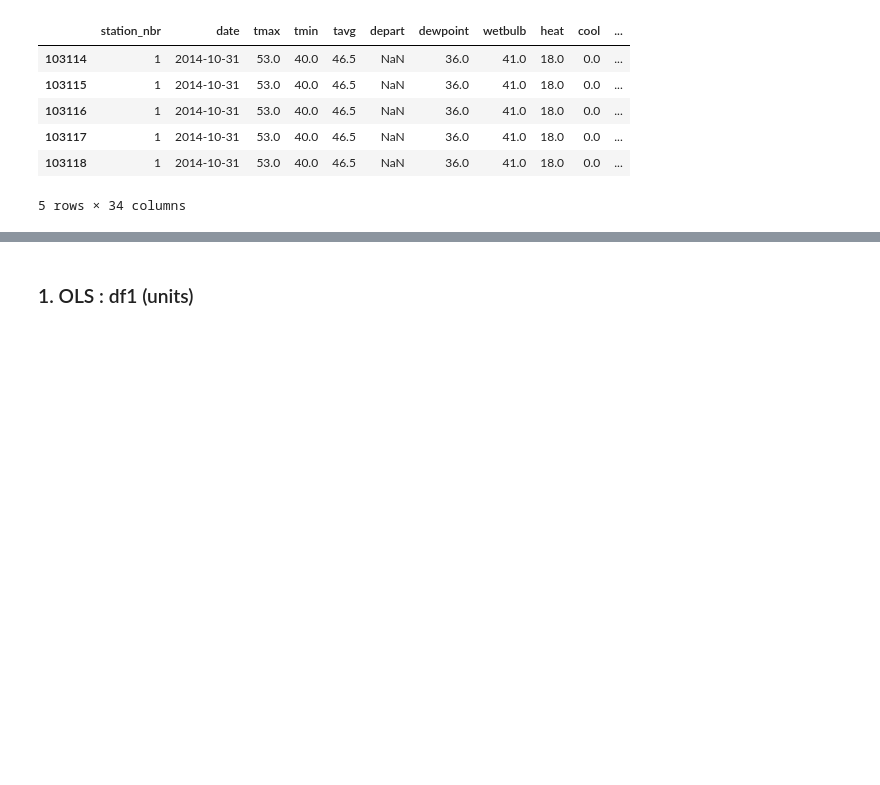
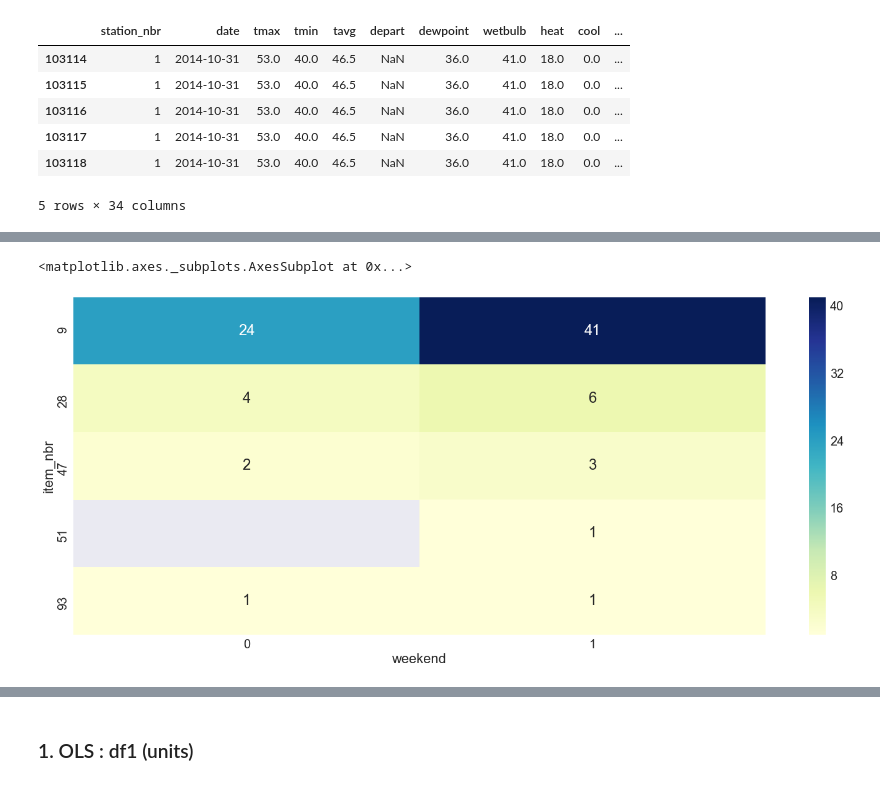
Before and after one commit to Junhojuno/Walmart-sales-in-stormy-weather, a Jupyter notebook: weather2_code/station1.ipynb, the cells around one changed output, grey strips where cells are left out. Saved outputs shown, nothing was run; the diff lists cells and outputs as text; code cells hidden in the pictures; blank space fills up the shorter version.

```diff
--- a/weather2_code/station1.ipynb
+++ b/weather2_code/station1.ipynb
@@ -93,3 +93,7 @@ station.tail()
 # %%
 df1 = pd.concat([station,target1], axis=1)
 df2 = pd.concat([station,target2], axis=1)
+# %%
+df1_piv = df1.pivot_table(values = 'units', index = ['item_nbr'], columns=['weekend']).astype(int)
+df1_piv = df1_piv.replace(0,np.nan).dropna(how='all')
+df1_piv
@@ -95,0 +108,7 @@ df2 = pd.concat([station,target2], axis=1)
+# %%
+fig = plt.figure(figsize=(25, 10))
+sns.set(font_scale=2.0)
+sns.heatmap(df1_piv, cmap="YlGnBu", annot = True, fmt = '.0f')
+# %% [output]
+<matplotlib.axes._subplots.AxesSubplot at 0x...>
+[figure, added]
```
Also changed, not shown: parts of 6 cells of this notebook.
